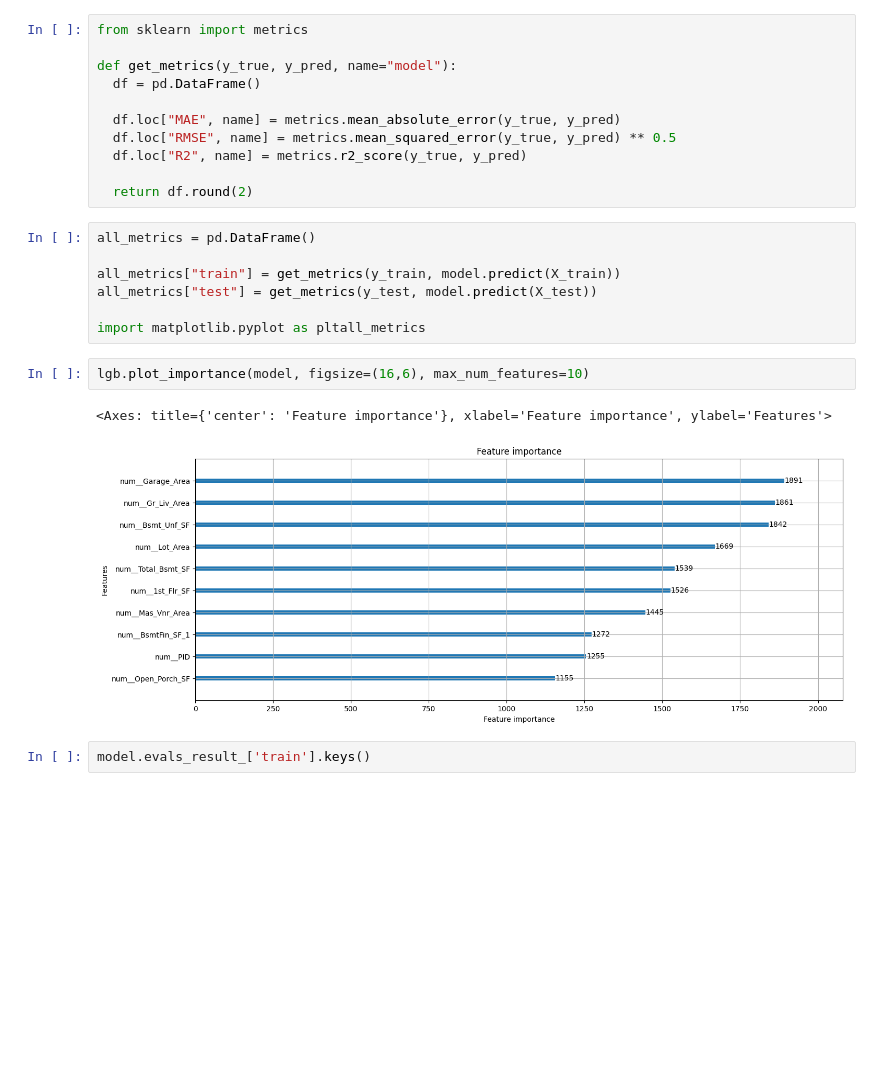
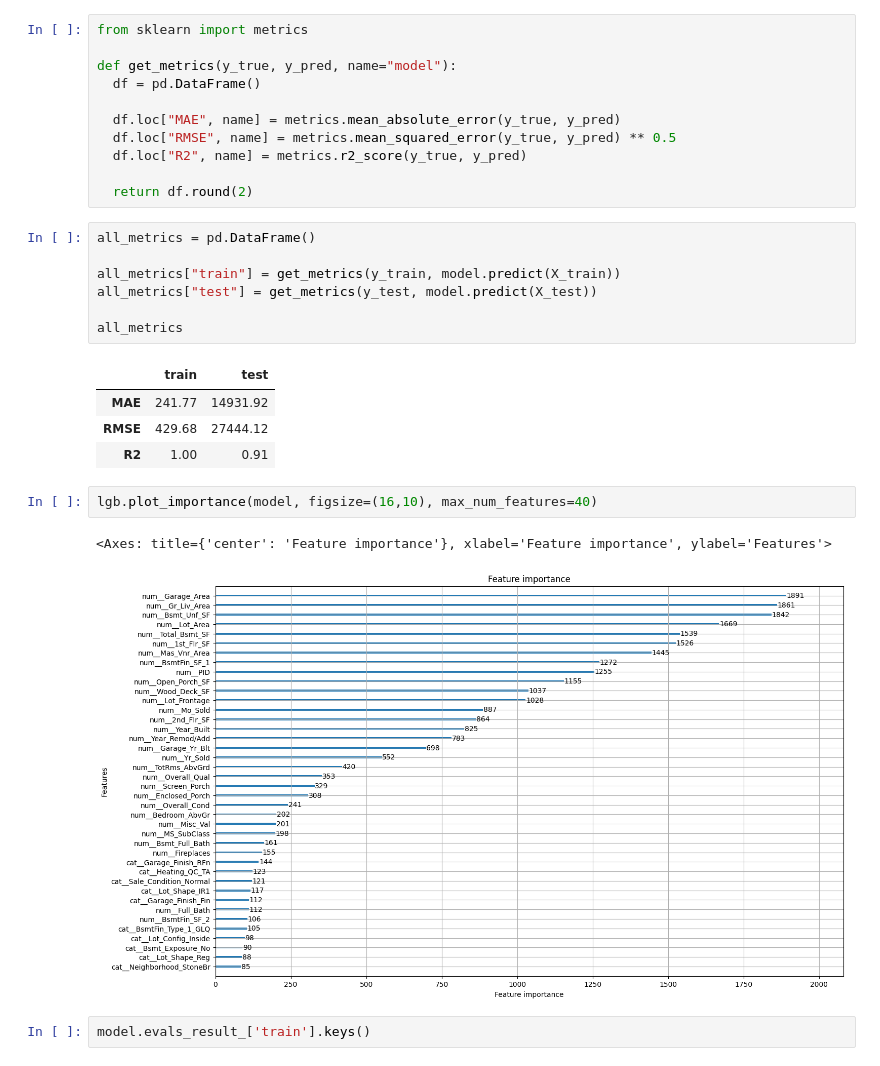
Before and after one commit to levchenkopavlo/AI, a Jupyter notebook: Практика_lightgbm.ipynb, the cells around one changed output. Saved outputs shown, nothing was run; the diff lists cells and outputs as text; blank space fills up the shorter version.

```diff
--- a/Практика_lightgbm.ipynb
+++ b/Практика_lightgbm.ipynb
@@ -157,12 +157,17 @@ all_metrics = pd.DataFrame()
 all_metrics["train"] = get_metrics(y_train, model.predict(X_train))
 all_metrics["test"] = get_metrics(y_test, model.predict(X_test))
 
-import matplotlib.pyplot as pltall_metrics
+all_metrics
+# %% [output]
+|  | train | test |
+| MAE | 241.77 | 14931.92 |
+| RMSE | 429.68 | 27444.12 |
+| R2 | 1.00 | 0.91 |
 # %%
-lgb.plot_importance(model, figsize=(16,6), max_num_features=10)
+lgb.plot_importance(model, figsize=(16,10), max_num_features=40)
 # %% [output]
 <Axes: title={'center': 'Feature importance'}, xlabel='Feature importance', ylabel='Features'>
-[figure, old version]
+[figure, new version]
 # %%
 model.evals_result_['train'].keys()
 # %% [output]
```
Also changed, not shown: parts of 1 cell of this notebook.
